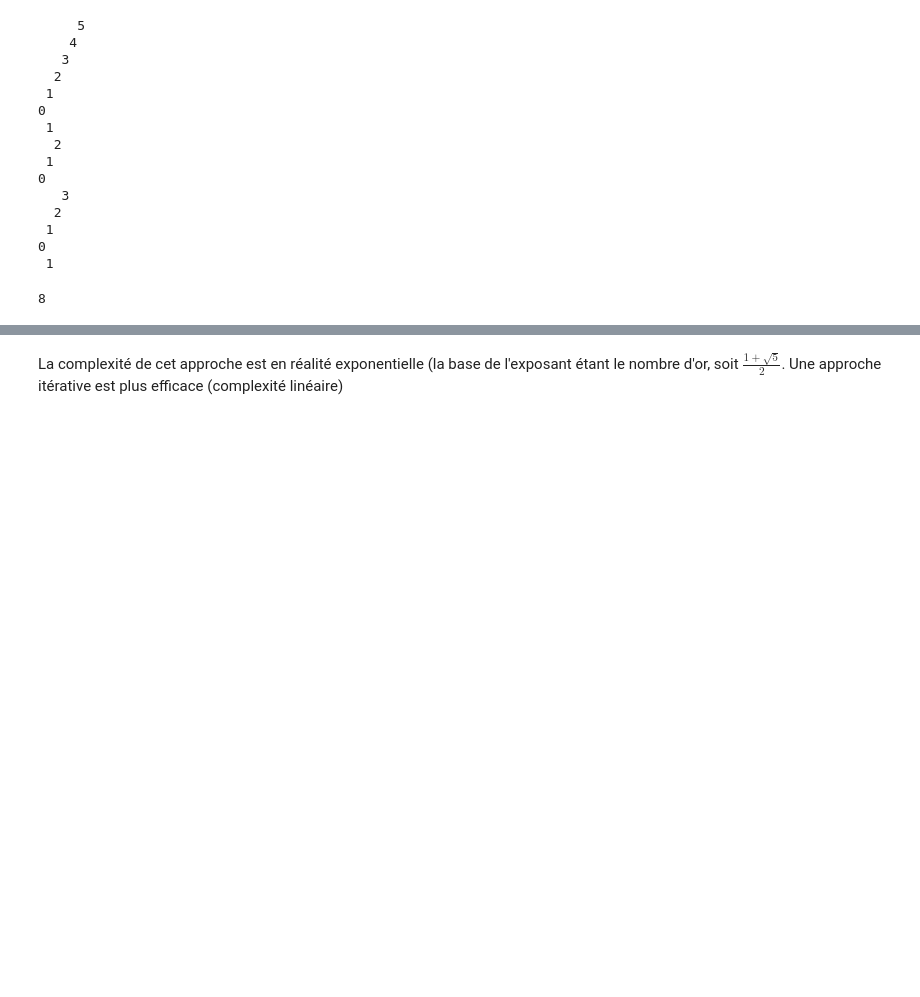
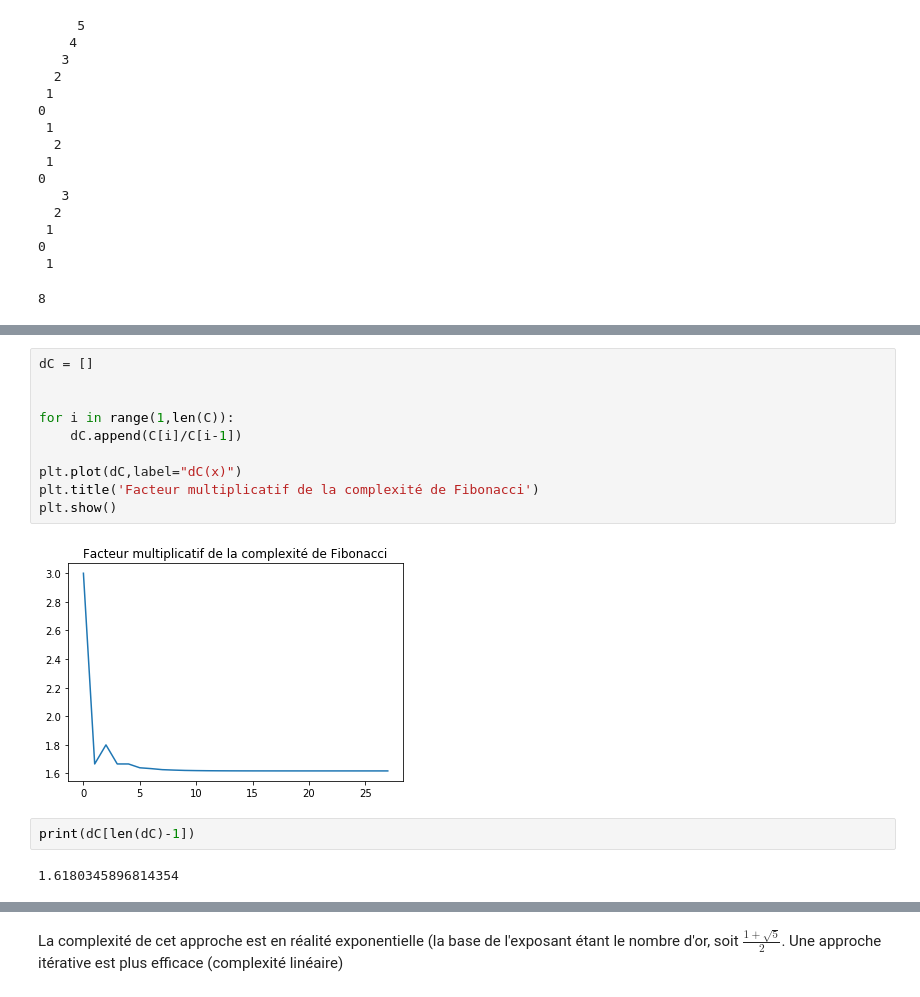
Before and after one commit to ocuisenaire/ASD1-notebooks, a Jupyter notebook: 2_Recursivite/2 - Fibonacci.ipynb, the cells around one changed output, grey strips where cells are left out. Saved outputs shown, nothing was run; the diff lists cells and outputs as text; blank space fills up the shorter version.

```diff
--- a/2_Recursivite/2 - Fibonacci.ipynb
+++ b/2_Recursivite/2 - Fibonacci.ipynb
@@ -58,0 +108,16 @@ FibVerbose(5)
+# %%
+dC = []
+
+
+for i in range(1,len(C)):
+    dC.append(C[i]/C[i-1])
+
+plt.plot(dC,label="dC(x)")
+plt.title('Facteur multiplicatif de la complexité de Fibonacci')
+plt.show()
+# %% [output]
+[figure, added]
+# %%
+print(dC[len(dC)-1])
+# %% [output]
+1.6180345896814354
```
Also changed, not shown: parts of 8 cells of this notebook.
